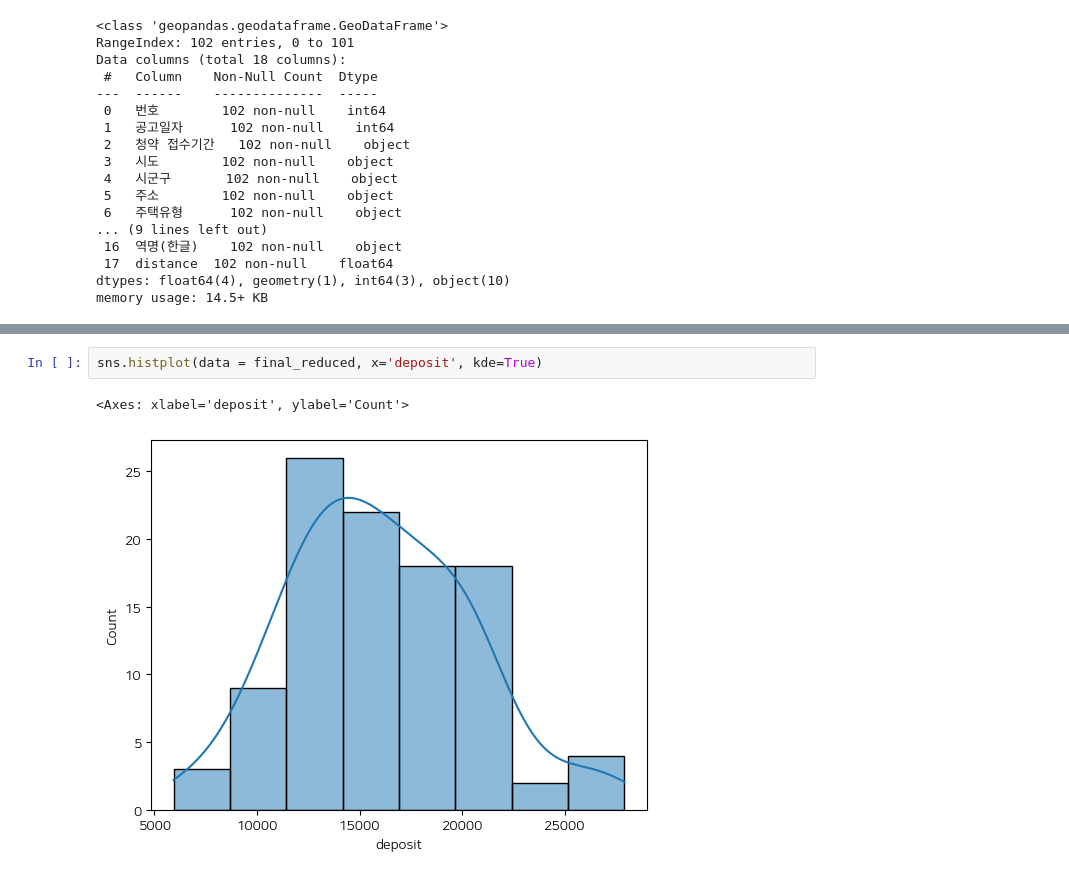
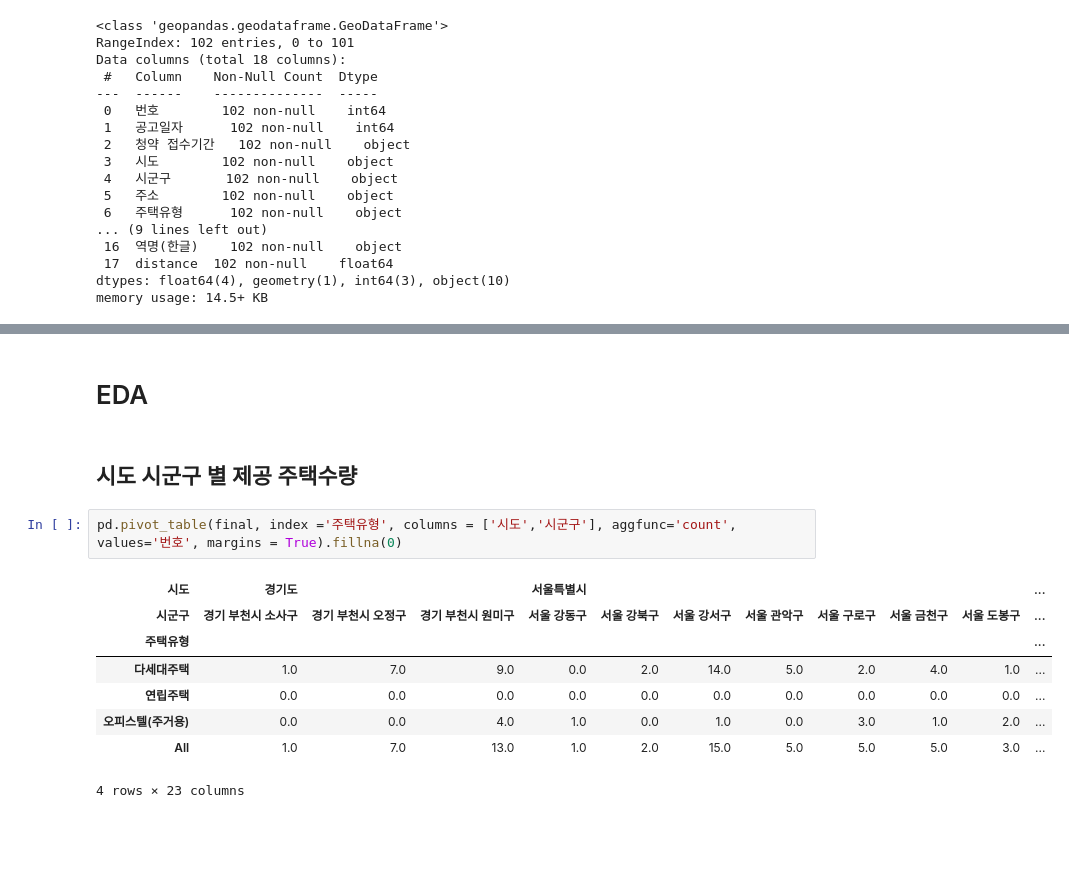
Before and after one commit to bm1120/hugdeundeun, a Jupyter notebook: visualize_notebook.ipynb, the cells around one changed output, grey strips where cells are left out. Cells and saved outputs as stored; diff of their text form; blank space fills up the shorter version.

```diff
--- a/visualize_notebook.ipynb
+++ b/visualize_notebook.ipynb
@@ -281,5 +251,15 @@ memory usage: 8.1+ KB
-# %%
-sns.histplot(data = final_reduced, x='deposit', kde=True)
-# %% [output]
-<Axes: xlabel='deposit', ylabel='Count'>
-[figure, removed]
+# %% [markdown]
+# EDA
+# %% [markdown]
+## 시도 시군구 별 제공 주택수량
+# %%
+pd.pivot_table(final, index ='주택유형', columns = ['시도','시군구'], aggfunc='count', values='번호', margins = True).fillna(0)
+# %% [output]
+| 시도 | 경기도 |  |  | 서울특별시 |  |  |  |  |  |  | ... |
+| 시군구 | 경기 부천시 소사구 | 경기 부천시 오정구 | 경기 부천시 원미구 | 서울 강동구 | 서울 강북구 | 서울 강서구 | 서울 관악구 | 서울 구로구 | 서울 금천구 | 서울 도봉구 | ... |
+| 주택유형 |  |  |  |  |  |  |  |  |  |  | ... |
+| 다세대주택 | 1.0 | 7.0 | 9.0 | 0.0 | 2.0 | 14.0 | 5.0 | 2.0 | 4.0 | 1.0 | ... |
+| 연립주택 | 0.0 | 0.0 | 0.0 | 0.0 | 0.0 | 0.0 | 0.0 | 0.0 | 0.0 | 0.0 | ... |
+| 오피스텔(주거용) | 0.0 | 0.0 | 4.0 | 1.0 | 0.0 | 1.0 | 0.0 | 3.0 | 1.0 | 2.0 | ... |
+| All | 1.0 | 7.0 | 13.0 | 1.0 | 2.0 | 15.0 | 5.0 | 5.0 | 5.0 | 3.0 | ... |
+4 rows × 23 columns
```
Also changed, not shown: parts of 6 cells of this notebook, 3 other files.
